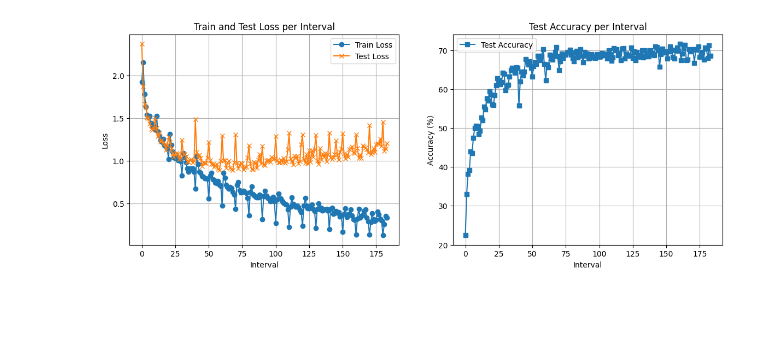
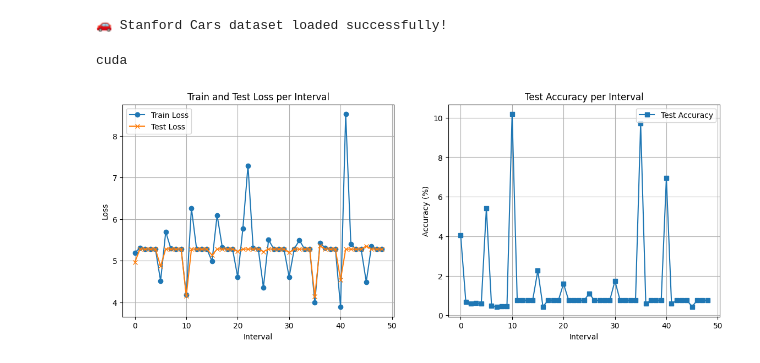
Before and after one commit to davidgonmar/pid-car-model-classification, a Jupyter notebook: train.ipynb, the cells around one changed output. Cells and saved outputs as stored; diff of their text form; code cells hidden in the pictures; blank space fills up the shorter version.

```diff
--- a/train.ipynb
+++ b/train.ipynb
@@ -15,4 +35,31 @@ Files already downloaded and verified
+# %%
+import torchvision.transforms as transforms
+from torchvision.datasets import StanfordCars
+from torch.utils.data import DataLoader, Subset
+
+transform = transforms.Compose([
+    transforms.Resize((224, 224)),
+    transforms.ToTensor(),
+    transforms.Normalize((0.5, 0.5, 0.5), (0.5, 0.5, 0.5))
+])
+
+dataset_path = "/content"
+
+
+train_dataset = StanfordCars(root=dataset_path, split='train', transform=transform, download=False)
+test_dataset = StanfordCars(root=dataset_path, split='test', transform=transform, download=False)
+
+train_loader = DataLoader(train_dataset, batch_size=32, shuffle=True, num_workers=4)
+test_loader = DataLoader(test_dataset, batch_size=32, shuffle=False, num_workers=4)
+
+print("🚗 Stanford Cars dataset loaded successfully!")
+device = torch.device('cuda' if torch.cuda.is_available() else 'cpu')
+# %% [output]
+🚗 Stanford Cars dataset loaded successfully!
 # %%
-resnet = torchvision.models.resnet18()
-resnet.fc = torch.nn.LazyLinear(10)
-r = resnet.cuda()
+resnet = torchvision.models.resnet50(weights=torchvision.models.ResNet50_Weights.DEFAULT)
+resnet.fc = torch.nn.LazyLinear(196)
+r = resnet.to(device)
+print(device)
+# %% [output]
+cuda
@@ -22,16 +66,21 @@ test_dataloader = torch.utils.data.DataLoader(test_dataset, batch_size=256)
+# %%
+subset_size = 5000
+indices = torch.randperm(len(test_dataset))[:subset_size]
+test_dataloader = DataLoader(Subset(test_dataset, indices), batch_size=64)
+train_dataloader = DataLoader(train_dataset, batch_size=64, shuffle=True)
 # %%
-optim = torch.optim.Adam(resnet.parameters())
+optim = torch.optim.Adam(resnet.parameters(), lr=0.001)
 # %%
 import torch
 import matplotlib.pyplot as plt
 from IPython.display import clear_output
 from tqdm import tqdm
 
-
 def evaluate_model(model, dataloader, device):
     model.eval()
     total_loss = 0.0
     correct = 0
+
     with torch.no_grad():
         for data, target in dataloader:
             data, target = data.to(device), target.to(device)
@@ -44,20 +93,19 @@ def evaluate_model(model, dataloader, device):
     accuracy = 100. * correct / len(dataloader.dataset)
     return avg_loss, accuracy
 
-# Setup
+
 train_losses, test_losses, test_accuracies = [], [], []
-device = torch.device('cuda' if torch.cuda.is_available() else 'cpu')
+
 resnet.to(device)
 
-interval = len(train_dataloader) // 10
+interval = len(train_dataloader) // 5
 
 for ep in range(100):
     resnet.train()
     running_loss = 0.0
 
-    for batch_idx, (data, target) in enumerate(tqdm(train_dataloader, desc=f'Epoch {ep+1}/10'), 1):
+    for batch_idx, (data, target) in enumerate(tqdm(train_dataloader, desc=f'Epoch {ep+1}/100'), 1):
         data, target = data.to(device), target.to(device)
-
         optim.zero_grad()
         output = resnet(data)
         loss = torch.nn.functional.cross_entropy(output, target)
@@ -73,32 +121,32 @@ for ep in range(100):
 
             # Evaluate on test set
             test_loss, test_accuracy = evaluate_model(resnet, test_dataloader, device)
             test_losses.append(test_loss)
             test_accuracies.append(test_accuracy)
 
             # Plot Loss and Accuracy
             clear_output(wait=True)
             plt.figure(figsize=(14,5))
 
             plt.subplot(1,2,1)
             plt.plot(train_losses, marker='o', label='Train Loss')
             plt.plot(test_losses, marker='x', label='Test Loss')
             plt.xlabel('Interval')
             plt.ylabel('Loss')
             plt.title('Train and Test Loss per Interval')
             plt.legend()
             plt.grid(True)
 
             plt.subplot(1,2,2)
             plt.plot(test_accuracies, marker='s', label='Test Accuracy')
             plt.xlabel('Interval')
             plt.ylabel('Accuracy (%)')
             plt.title('Test Accuracy per Interval')
             plt.legend()
             plt.grid(True)
 
             plt.show()
 
-            print(f'Epoch [{ep+1}/10], Interval [{batch_idx}], Train Loss: {avg_train_loss:.4f}, Test Loss: {test_loss:.4f}, Test Accuracy: {test_accuracy:.2f}%')
+            print(f'Epoch [{ep+1}/100], Interval [{batch_idx}], Train Loss: {avg_train_loss:.4f}, Test Loss: {test_loss:.4f}, Test Accuracy: {test_accuracy:.2f}%')
 # %% [output]
-[figure, old version]
+[figure, new version]
```
Also changed, not shown: parts of 6 cells of this notebook.
